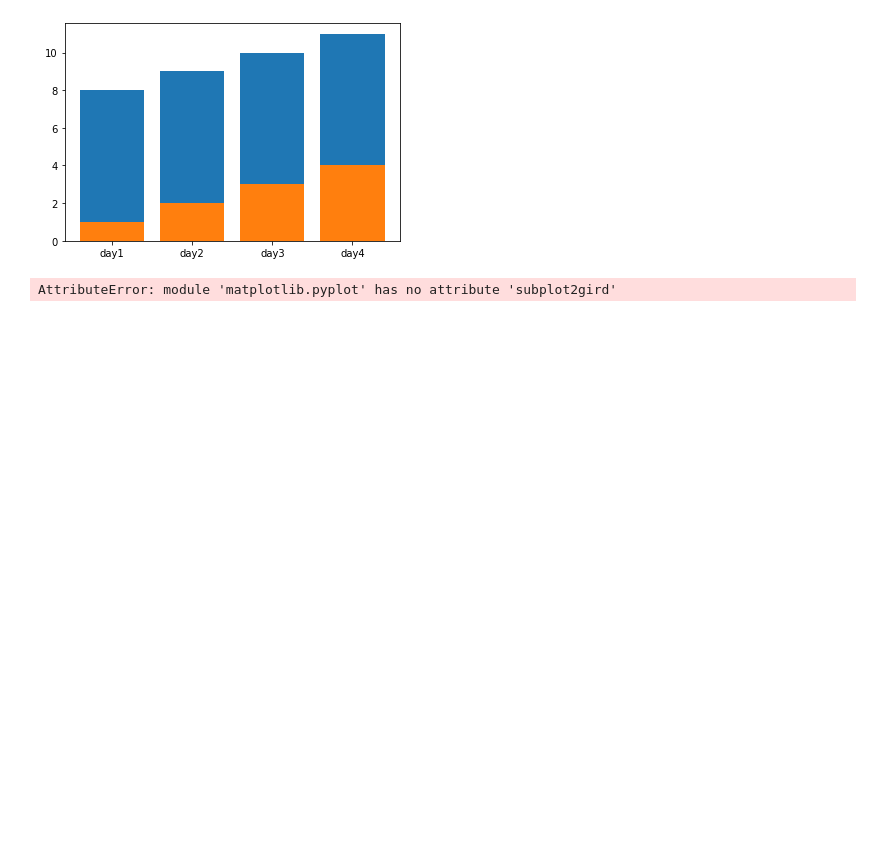
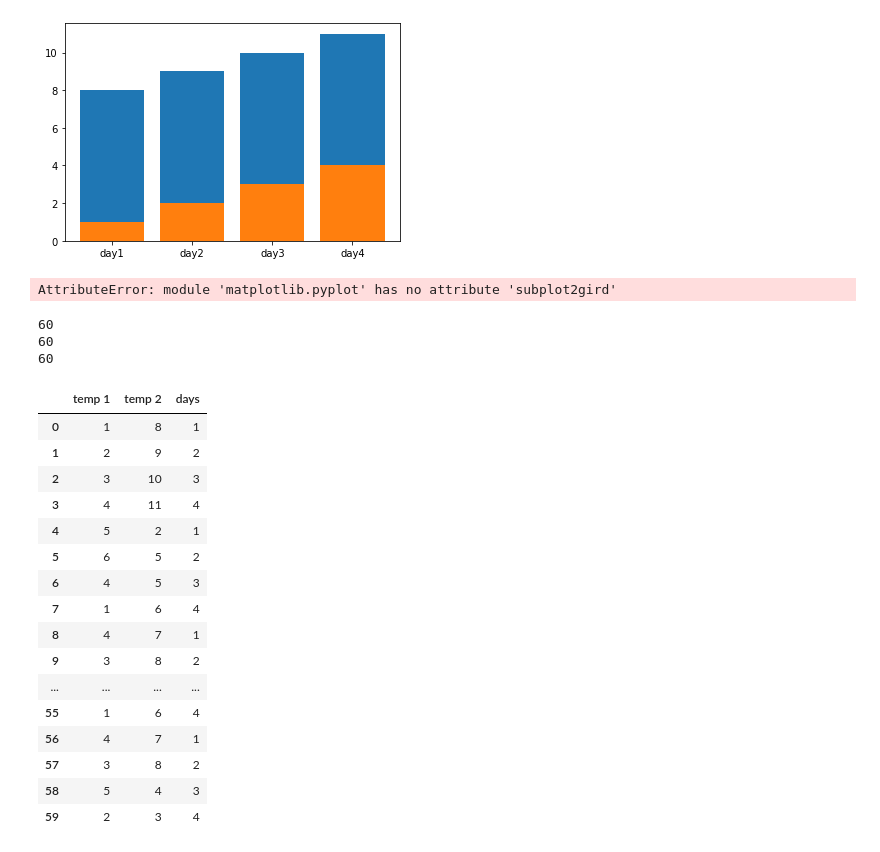
Before and after one commit to daasdemha/Sucide_prediction, a Jupyter notebook: 6006CEM Lectures and Labs/Learning_machine_learning_Dr_Trangs_material.ipynb, the cells around one changed output. Drawn from its saved outputs; the diff is of its cells as text; code cells hidden in the pictures; blank space fills up the shorter version.

```diff
--- a/6006CEM Lectures and Labs/Learning_machine_learning_Dr_Trangs_material.ipynb
+++ b/6006CEM Lectures and Labs/Learning_machine_learning_Dr_Trangs_material.ipynb
@@ -104,0 +148,36 @@ newdf
+# %%
+days = [1,2,3,4,  1,2,3,4, 1,2,3,4, 1,2,3,4,  1,2,3,4, 1,2,3,4, 1,2,3,4,  1,2,3,4, 1,2,3,4, 1,2,3,4,  1,2,3,4, 1,2,3,4, 1,2,3,4,  1,2,3,4, 1,2,3,4, ]
+y_temp  = [1, 2, 3, 4,5, 6, 4,  1, 4, 3, 5, 2, 1, 2, 3, 4,5, 6, 4,  1, 4, 3, 5, 2, 1, 2, 3, 4,5, 6, 4,  1, 4, 3, 5, 2, 1, 2, 3, 4,5, 6, 4,  1, 4, 3, 5, 2, 1, 2, 3, 4,5, 6, 4,  1, 4, 3, 5, 2]
+y2_temp  = [8,9,10,11, 2, 5, 5 ,6, 7, 8, 4, 3, 8,9,10,11, 2, 5, 5 ,6, 7, 8, 4, 3, 8,9,10,11, 2, 5, 5 ,6, 7, 8, 4, 3, 8,9,10,11, 2, 5, 5 ,6, 7, 8, 4, 3, 8,9,10,11, 2, 5, 5 ,6, 7, 8, 4, 3]
+print(len(days))
+print(len(y_temp))
+print(len(y2_temp))
+model = pd.DataFrame({
+
+    'temp 1': y_temp,
+    'temp 2':y2_temp,
+    'days':days
+
+})
+model
+# %% [output]
+60
+60
+60
+|  | temp 1 | temp 2 | days |
+| 0 | 1 | 8 | 1 |
+| 1 | 2 | 9 | 2 |
+| 2 | 3 | 10 | 3 |
+| 3 | 4 | 11 | 4 |
+| 4 | 5 | 2 | 1 |
+| 5 | 6 | 5 | 2 |
+| 6 | 4 | 5 | 3 |
+| 7 | 1 | 6 | 4 |
+| 8 | 4 | 7 | 1 |
+| 9 | 3 | 8 | 2 |
+| ... | ... | ... | ... |
+| 55 | 1 | 6 | 4 |
+| 56 | 4 | 7 | 1 |
+| 57 | 3 | 8 | 2 |
+| 58 | 5 | 4 | 3 |
+| 59 | 2 | 3 | 4 |
```
Also changed, not shown: parts of 11 cells of this notebook.
